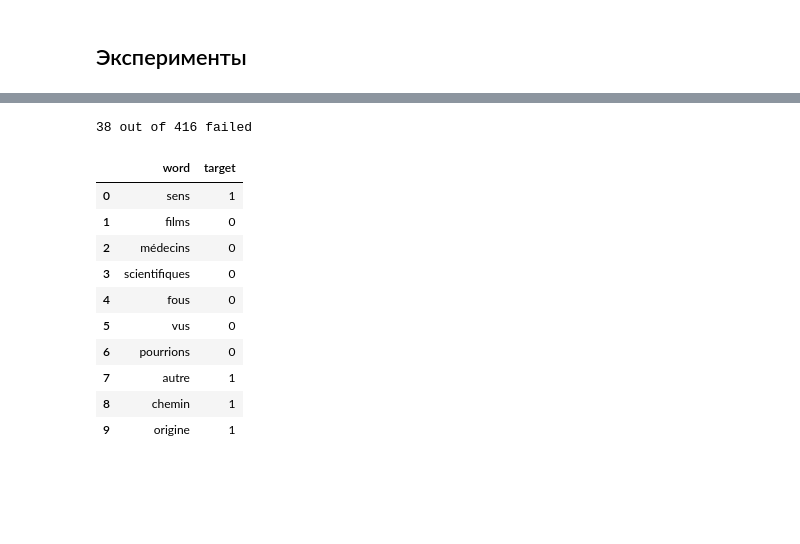
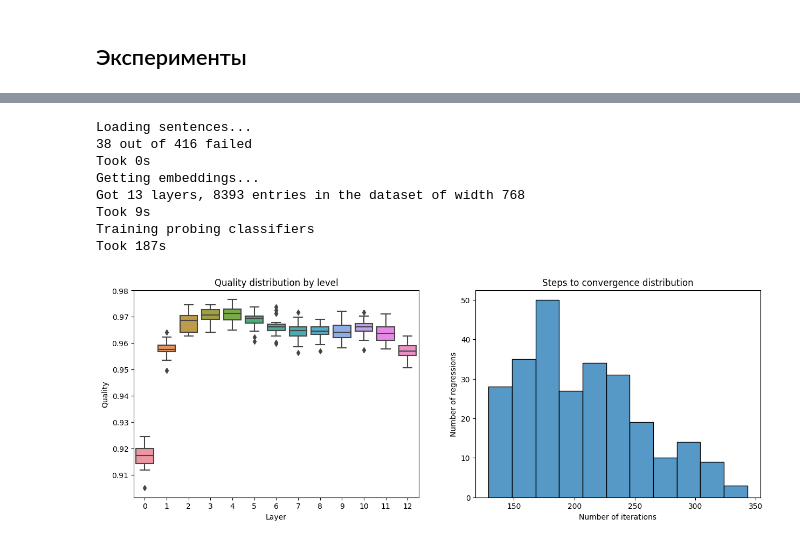
Before and after one commit to yulikdaniel/WordProbing, a Jupyter notebook: word_probing_bert.ipynb, the cells around one changed output, grey strips where cells are left out. Saved outputs shown, nothing was run; the diff lists cells and outputs as text; code cells hidden in the pictures; blank space fills up the shorter version.

```diff
--- a/word_probing_bert.ipynb
+++ b/word_probing_bert.ipynb
@@ -339,15 +459,0 @@ Training probing classifiers
-# %%
-load_separate_word_data("french_gender.conllu", CamembertMergeTokens, parser).head(10)
-# %% [output]
-38 out of 416 failed
-|  | word | target |
-| 0 | sens | 1 |
-| 1 | films | 0 |
-| 2 | médecins | 0 |
-| 3 | scientifiques | 0 |
-| 4 | fous | 0 |
-| 5 | vus | 0 |
-| 6 | pourrions | 0 |
-| 7 | autre | 1 |
-| 8 | chemin | 1 |
-| 9 | origine | 1 |
@@ -371,0 +460,14 @@ def separate_word_experiment(layers, TokenMerger, data_extractor, runs=1):
+# %%
+fmes, iternums = word_in_sentence_experiment(list(range(13)), CamembertMergeTokens, pos_parser, runs=20, verbose=True, threads=8)
+
+show_results(fmes, iternums)
+# %% [output]
+Loading sentences...
+38 out of 416 failed
+Took 0s
+Getting embeddings...
+Got 13 layers, 8393 entries in the dataset of width 768
+Took 9s
+Training probing classifiers
+Took 187s
+[figure, added]
```
Also changed, not shown: parts of 33 cells of this notebook.
